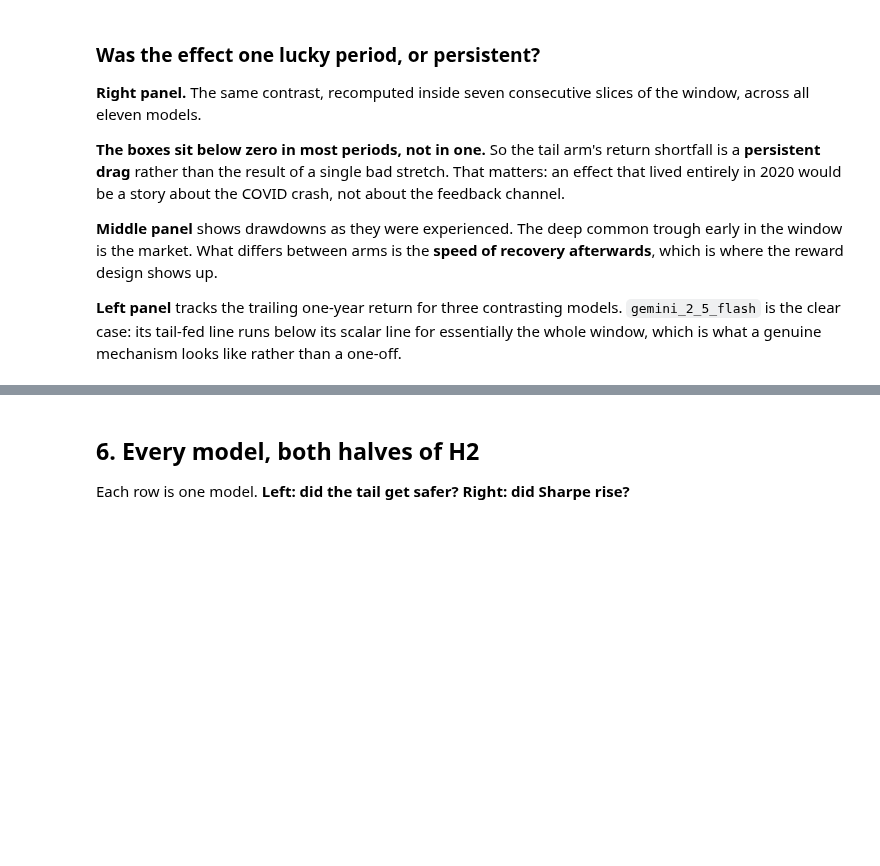
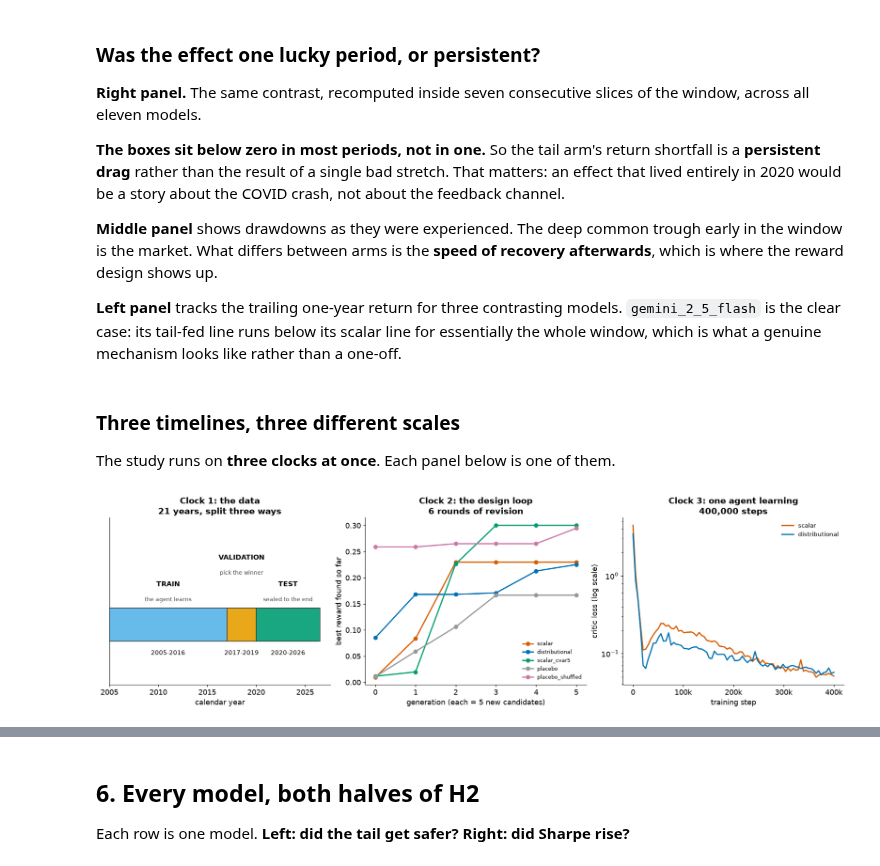
Before and after one commit to abailey81/llm-reward-portfolio, a Jupyter notebook: notebooks/presentation_results.ipynb, the cells around one changed output, grey strips where cells are left out. Cells and saved outputs as stored; diff of their text form; code cells hidden in the pictures; blank space fills up the shorter version.

```diff
--- a/notebooks/presentation_results.ipynb
+++ b/notebooks/presentation_results.ipynb
@@ -528,3 +528,62 @@ reward design shows up.
 **Left panel** tracks the trailing one-year return for three contrasting models. `gemini_2_5_flash`
 is the clear case: its tail-fed line runs below its scalar line for essentially the whole window,
 which is what a genuine mechanism looks like rather than a one-off.
+# %% [markdown]
+### Three timelines, three different scales
+
+The study runs on **three clocks at once**. Each panel below is one of them.
+# %%
+import json, collections
+fig, axes = plt.subplots(1, 3, figsize=(16.8, 4.8))
+
+# --- CLOCK 1: calendar years. where the data is split ------------------------------
+ax = axes[0]
+# label ABOVE the bar with the inclusive year range below it: the validation band is
+# only three years wide and an inside label overprinted the TEST label
+bands = [("TRAIN", "the agent learns", 2005, 2017, "2005-2016", OKABE_ITO["skyblue"], 0.55),
+         ("VALIDATION", "pick the winner", 2017, 2020, "2017-2019", OKABE_ITO["orange"], 0.95),
+         ("TEST", "sealed to the end", 2020, 2026.5, "2020-2026", OKABE_ITO["green"], 0.55)]
+for lab, sub, a, b, yrs, c, ytxt in bands:
+    ax.barh(0, b - a, left=a, height=0.5, color=c, edgecolor="0.2", alpha=0.9)
+    ax.text((a + b) / 2, ytxt, lab, ha="center", va="bottom", fontsize=11, fontweight="bold")
+    ax.text((a + b) / 2, ytxt - 0.22, sub, ha="center", va="bottom", fontsize=9, color="0.3")
+    ax.text((a + b) / 2, -0.45, yrs, ha="center", fontsize=9.5)
+ax.set_ylim(-0.9, 1.6); ax.set_yticks([])
+ax.set_xlabel("calendar year")
+ax.set_title("Clock 1: the data" + chr(10) + "21 years, split three ways", fontweight="bold")
+
+# --- CLOCK 2: the design loop. 6 generations of candidates -------------------------
+ax = axes[1]
+SEARCH2 = REPO / "outputs" / "campaign_cluster_run4" / "search"
+for arm in ["scalar", "distributional", "scalar_cvar5", "placebo", "placebo_shuffled"]:
+    g = collections.defaultdict(list)
+    for pth in (SEARCH2 / arm).glob("*/record.json"):
+        r = json.loads(pth.read_text(encoding="utf-8"))
+        gen, vf = r.get("generation"), (r.get("metrics") or {}).get("val_fitness")
+        if gen is not None and vf is not None: g[int(gen)].append(float(vf))
+    if not g: continue
+    ks = sorted(g); run, best = -9e9, []
+    for k in ks:
+        run = max(run, max(g[k])); best.append(run)
+    ax.plot(ks, best, marker="o", lw=2.0, ms=6, color=AC[arm], label=arm)
+ax.set_xlabel("generation (each = 5 new candidates)")
+ax.set_ylabel("best reward found so far")
+ax.set_title("Clock 2: the design loop" + chr(10) + "6 rounds of revision", fontweight="bold")
+ax.legend(fontsize=8.5)
+
+# --- CLOCK 3: one training run. 400,000 steps --------------------------------------
+ax = axes[2]
+for arm in ["scalar", "distributional"]:
+    v = series.get("test|%s" % arm, {}).get("tc_critic_loss")
+    if v is None: continue
+    ax.plot(np.linspace(0, 400_000, len(v)), v, lw=2.0, color=AC[arm], label=arm)
+ax.set_yscale("log")
+ax.set_xticks([0, 100_000, 200_000, 300_000, 400_000])
+ax.set_xticklabels(["0", "100k", "200k", "300k", "400k"])
+ax.set_xlabel("training step")
+ax.set_ylabel("critic loss (log scale)")
+ax.set_title("Clock 3: one agent learning" + chr(10) + "400,000 steps", fontweight="bold")
+ax.legend(fontsize=9.5)
+savefig(fig, FIG / "P18_three_clocks.png"); plt.show()
+# %% [output]
+[figure, added]
```
Also changed, not shown: parts of 1 cell of this notebook, 19 other files.
